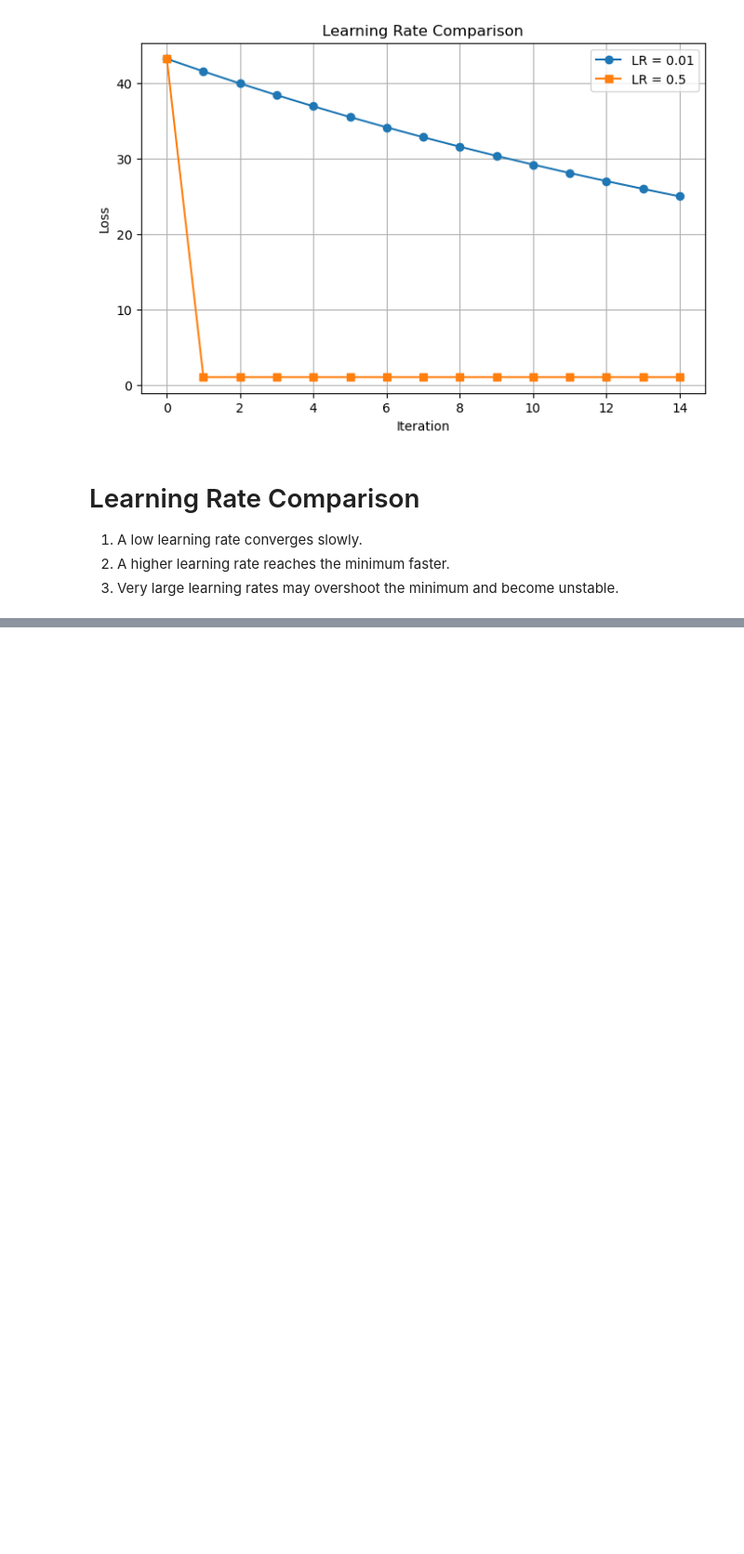
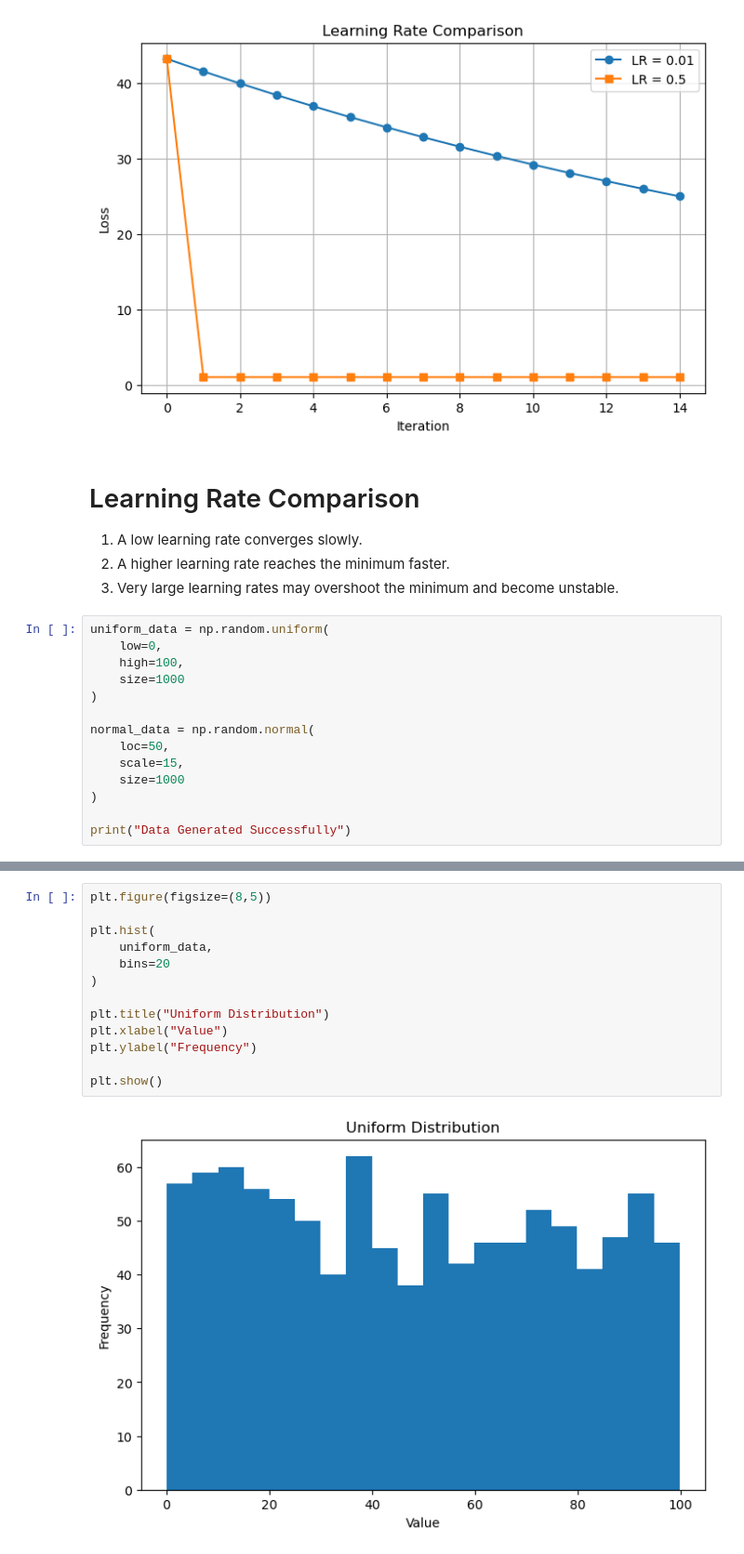
Before and after one commit to gopalsharma43/aiml-crash-gopal, a Jupyter notebook: Day11/maths_ml_eda.ipynb, the cells around one changed output, grey strips where cells are left out. Shown at 93% size. Saved outputs shown, nothing was run; the diff lists cells and outputs as text; blank space fills up the shorter version.

```diff
--- a/Day11/maths_ml_eda.ipynb
+++ b/Day11/maths_ml_eda.ipynb
@@ -158,3 +158,17 @@ plt.show()
 1. A low learning rate converges slowly.
 2. A higher learning rate reaches the minimum faster.
 3. Very large learning rates may overshoot the minimum and become unstable.
+# %%
+uniform_data = np.random.uniform(
+    low=0,
+    high=100,
+    size=1000
+)
+
+normal_data = np.random.normal(
+    loc=50,
+    scale=15,
+    size=1000
+)
+
+print("Data Generated Successfully")
@@ -160,0 +193,15 @@ plt.show()
+# %%
+plt.figure(figsize=(8,5))
+
+plt.hist(
+    uniform_data,
+    bins=20
+)
+
+plt.title("Uniform Distribution")
+plt.xlabel("Value")
+plt.ylabel("Frequency")
+
+plt.show()
+# %% [output]
+[figure, added]
```
Also changed, not shown: parts of 4 cells of this notebook.
